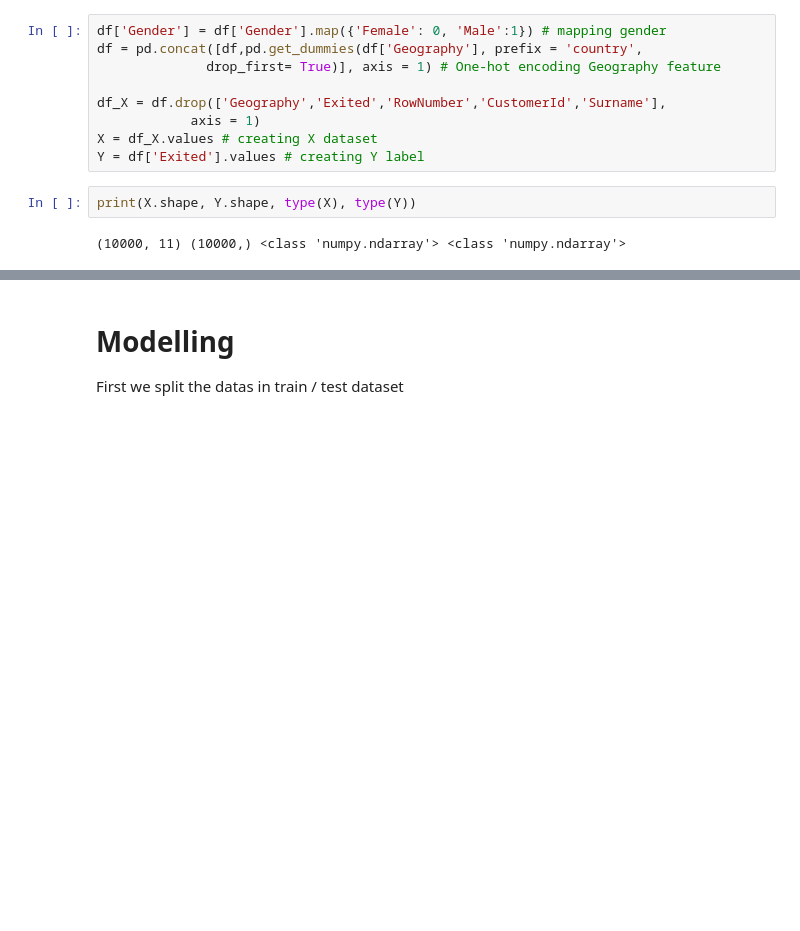
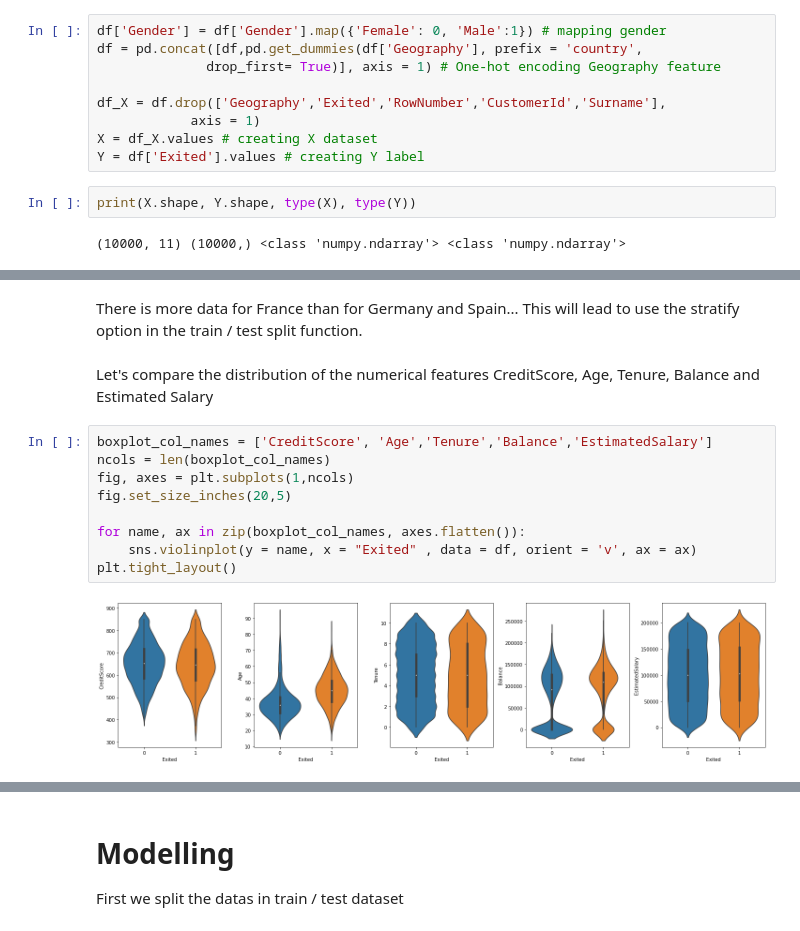
Before and after one commit to splatch58/ML_PythonLabs, a Jupyter notebook: Project_DE_CANDIDO_Bank_Churn.ipynb, the cells around one changed output, grey strips where cells are left out. Drawn from its saved outputs; the diff is of its cells as text; blank space fills up the shorter version.

```diff
--- a/Project_DE_CANDIDO_Bank_Churn.ipynb
+++ b/Project_DE_CANDIDO_Bank_Churn.ipynb
@@ -127,0 +152,15 @@ print(X.shape, Y.shape, type(X), type(Y))
+# %% [markdown]
+There is more data for France than for Germany and Spain... This will lead to use the stratify option in the train / test split function.
+# %% [markdown]
+Let's compare the distribution of the numerical features CreditScore, Age, Tenure, Balance and Estimated Salary
+# %%
+boxplot_col_names = ['CreditScore', 'Age','Tenure','Balance','EstimatedSalary']
+ncols = len(boxplot_col_names)
+fig, axes = plt.subplots(1,ncols)
+fig.set_size_inches(20,5)
+
+for name, ax in zip(boxplot_col_names, axes.flatten()):
+    sns.violinplot(y = name, x = "Exited" , data = df, orient = 'v', ax = ax)
+plt.tight_layout()
+# %% [output]
+[figure, added]
```
Also changed, not shown: parts of 37 cells of this notebook.
